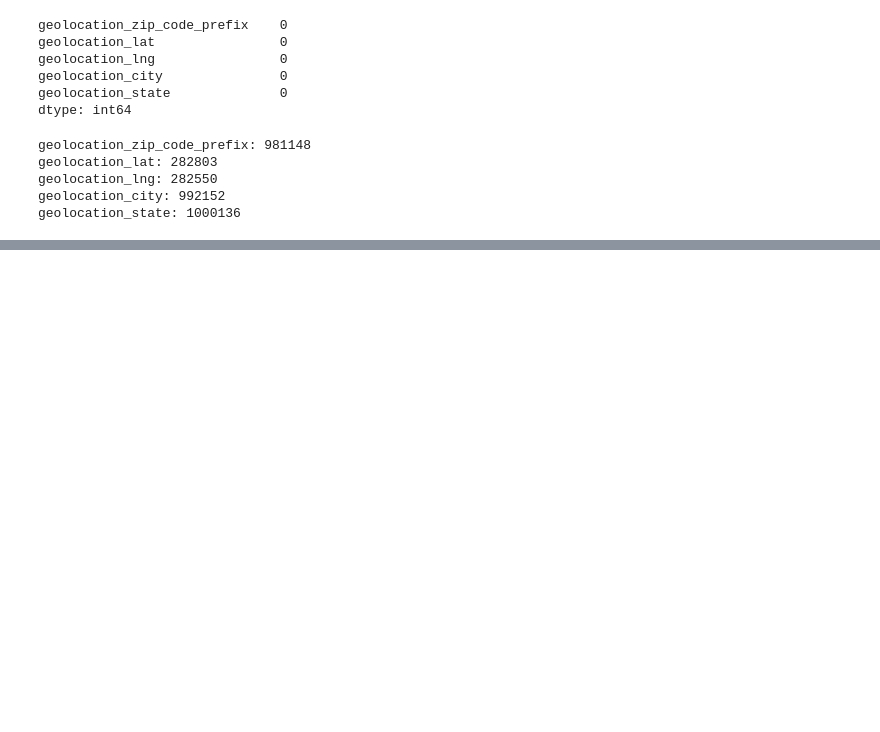
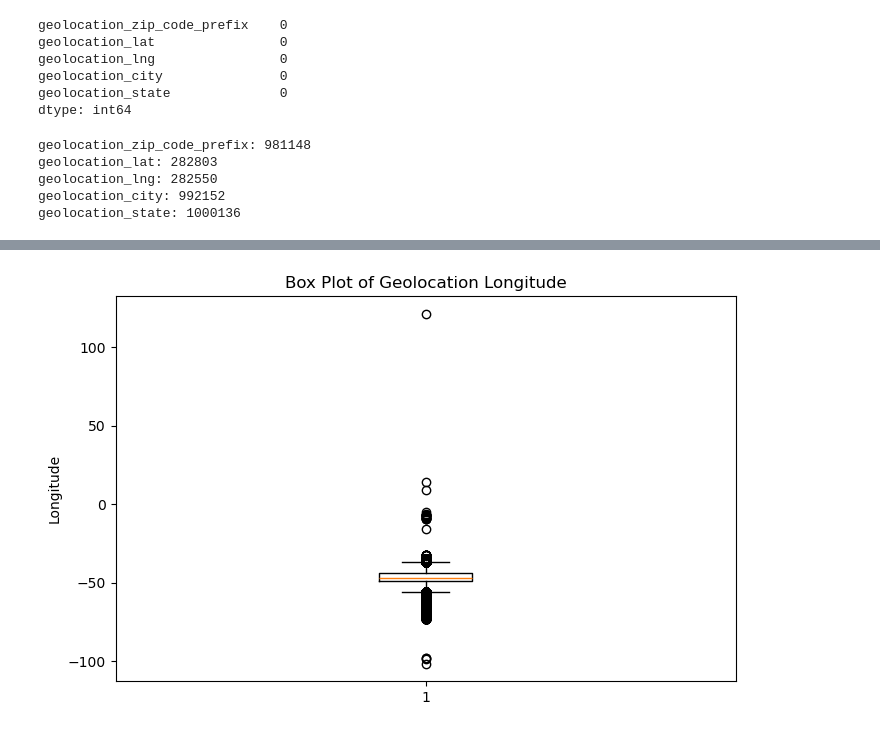
Before and after one commit to Mamello01/e-commerce, a Jupyter notebook: 02_data_preparation/geolocation_preparation.ipynb, the cells around one changed output, grey strips where cells are left out. Cells and saved outputs as stored; diff of their text form; code cells hidden in the pictures; blank space fills up the shorter version.

```diff
--- a/02_data_preparation/geolocation_preparation.ipynb
+++ b/02_data_preparation/geolocation_preparation.ipynb
@@ -119,0 +257,11 @@ geolocation_state: 1000136
+# %%
+# Box plot for longitude values
+plt.figure(figsize=(8, 5))
+plt.boxplot(geolocation_df["geolocation_lng"], vert=True)
+
+plt.title("Box Plot of Geolocation Longitude")
+plt.ylabel("Longitude")
+
+plt.show()
+# %% [output]
+[figure, added]
```
Also changed, not shown: parts of 87 cells of this notebook.
